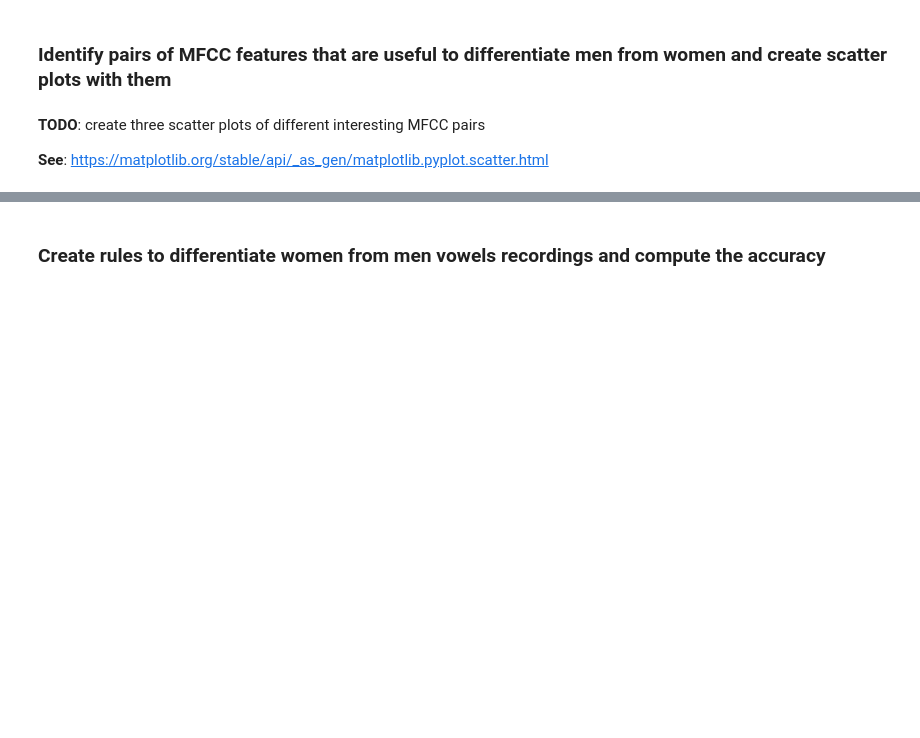
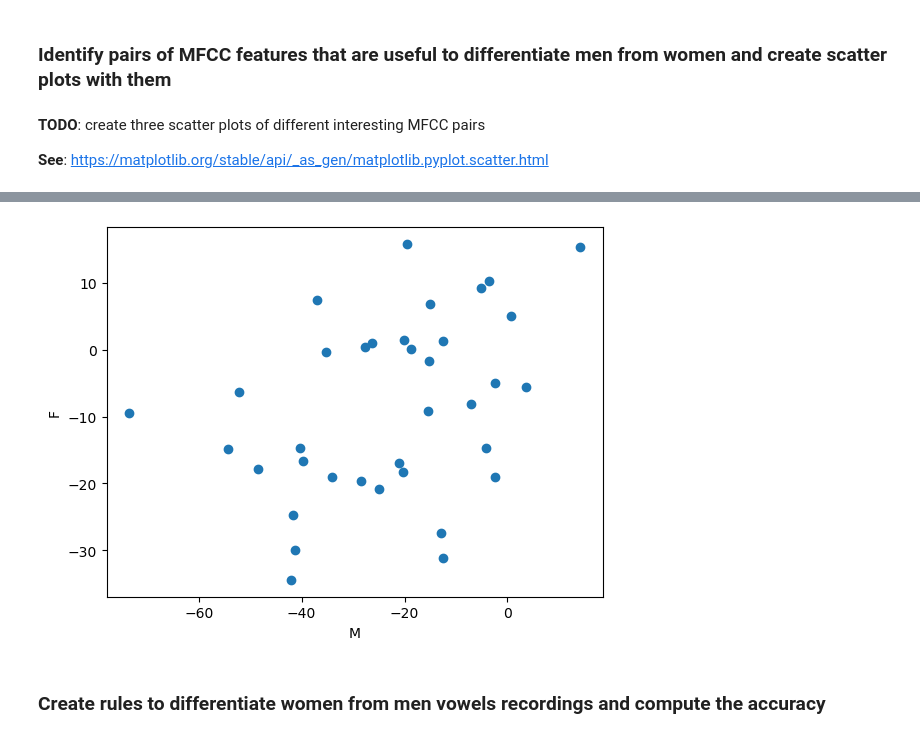
Before and after one commit to HUART1848/ARN_L1, a Jupyter notebook: ARN_PW1.ipynb, the cells around one changed output, grey strips where cells are left out. Cells and saved outputs as stored; diff of their text form; code cells hidden in the pictures; blank space fills up the shorter version.

```diff
--- a/ARN_PW1.ipynb
+++ b/ARN_PW1.ipynb
@@ -132,3 +141,11 @@ classes = np.concatenate((
+# %%
+pl.scatter(nam_mfcc_median[:,8], naf_mfcc_median[:,8])
+pl.xlabel("M")
+pl.ylabel("F")
+pl.title("")
+pl.show()
+# %% [output]
+[figure, added]
 # %% [markdown]
 ### Create rules to differentiate women from men vowels recordings and compute the accuracy
 # %%
```
Also changed, not shown: parts of 5 cells of this notebook.
